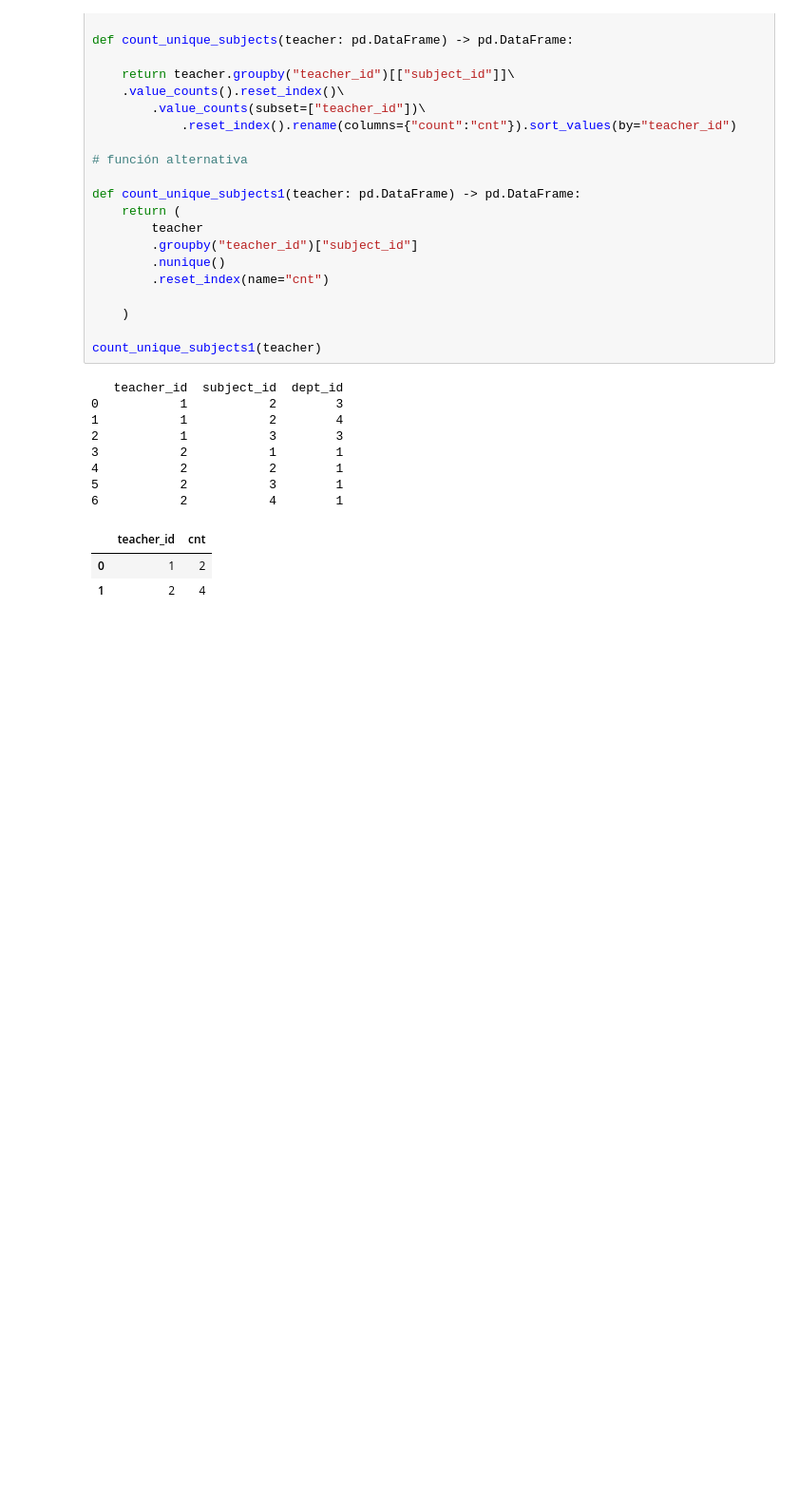
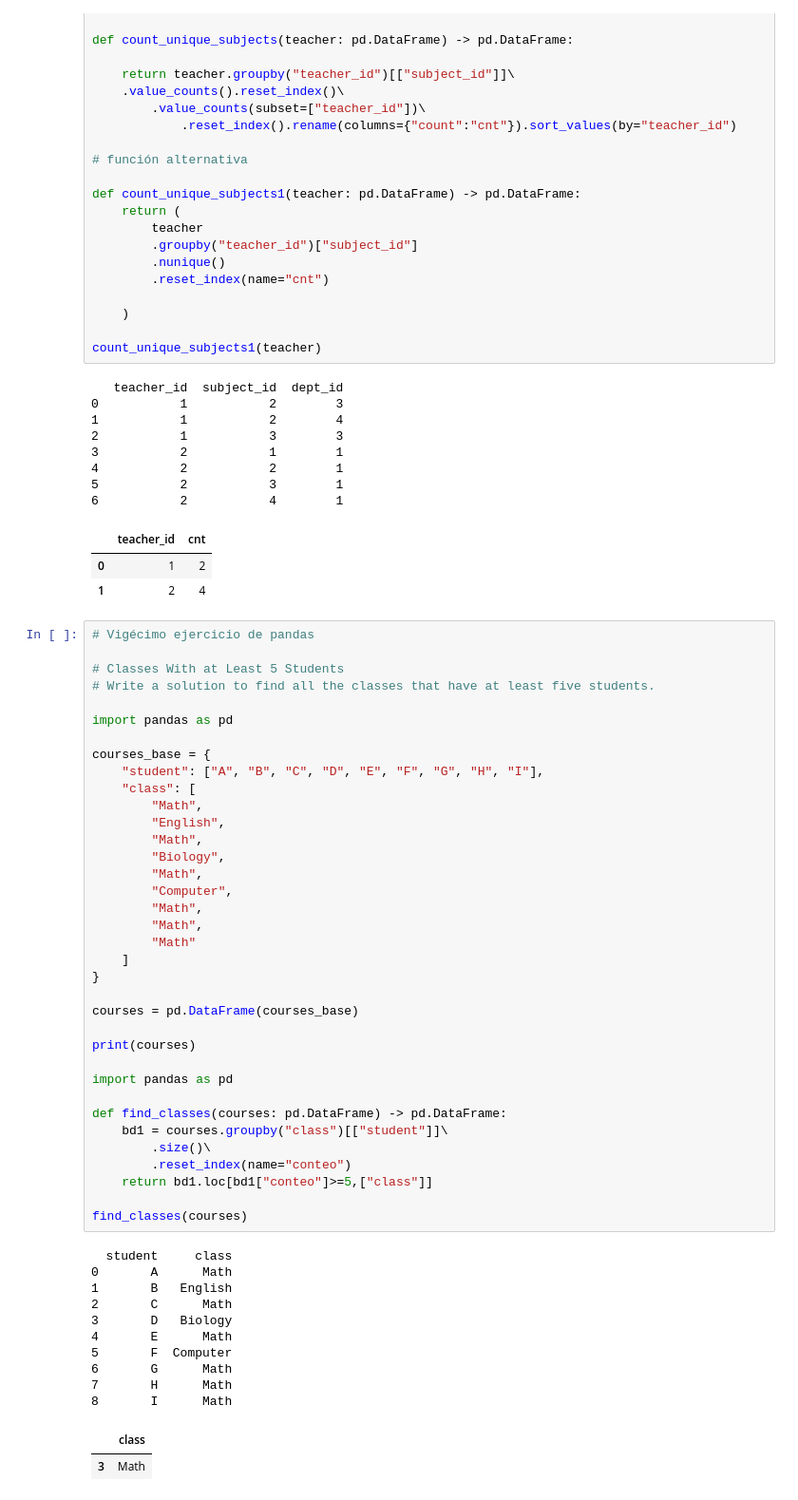
Before and after one commit to juancarvajal-hub/30-days-panda, a Jupyter notebook: 30_days-of_panda.ipynb, the cells around one changed output. Shown at 95% size. Drawn from its saved outputs; the diff is of its cells as text; blank space fills up the shorter version.

Commit message:
Ejercicio 20

```diff
--- a/30_days-of_panda.ipynb
+++ b/30_days-of_panda.ipynb
@@ -755,3 +755,52 @@ count_unique_subjects1(teacher)
 |  | teacher_id | cnt |
 | 0 | 1 | 2 |
 | 1 | 2 | 4 |
+# %%
+# Vigécimo ejercicio de pandas
+
+# Classes With at Least 5 Students
+# Write a solution to find all the classes that have at least five students.
+
+import pandas as pd
+
+courses_base = {
+    "student": ["A", "B", "C", "D", "E", "F", "G", "H", "I"],
+    "class": [
+        "Math",
+        "English",
+        "Math",
+        "Biology",
+        "Math",
+        "Computer",
+        "Math",
+        "Math",
+        "Math"
+    ]
+}
+
+courses = pd.DataFrame(courses_base)
+
+print(courses)
+
+import pandas as pd
+
+def find_classes(courses: pd.DataFrame) -> pd.DataFrame:
+    bd1 = courses.groupby("class")[["student"]]\
+        .size()\
+        .reset_index(name="conteo")
+    return bd1.loc[bd1["conteo"]>=5,["class"]]
+
+find_classes(courses)
+# %% [output]
+  student     class
+0       A      Math
+1       B   English
+2       C      Math
+3       D   Biology
+4       E      Math
+5       F  Computer
+6       G      Math
+7       H      Math
+8       I      Math
+|  | class |
+| 3 | Math |
```
